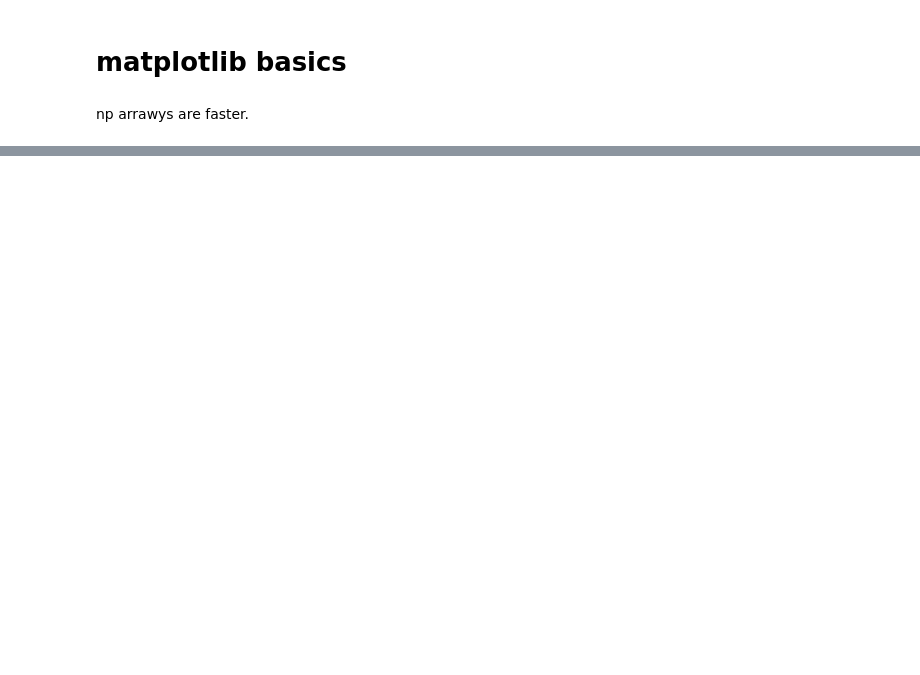
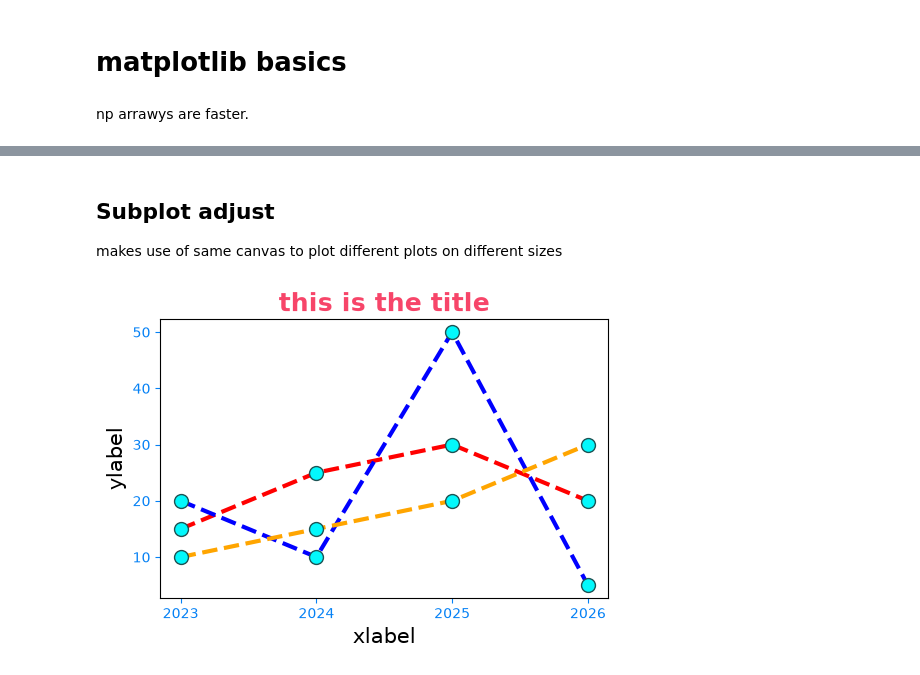
Before and after one commit to Anand-Ramdas-Kale/learning-basics, a Jupyter notebook: matplotlib-basics.ipynb, the cells around one changed output, grey strips where cells are left out. Saved outputs shown, nothing was run; the diff lists cells and outputs as text; code cells hidden in the pictures; blank space fills up the shorter version.

```diff
--- a/matplotlib-basics.ipynb
+++ b/matplotlib-basics.ipynb
@@ -73,0 +60,21 @@ Orange text
+# %% [markdown]
+## Subplot adjust
+makes use of same canvas to plot different plots on different sizes
+# %%
+plt.subplots_adjust(bottom=0.3,left=0.2)
+
+plt.tick_params(axis="both",
+               colors="#0581f5")
+plt.xticks(x)
+
+plt.title("this is the title", fontsize=18, fontweight="bold", color="#f74569")
+plt.xlabel("xlabel", fontsize=15)
+plt.ylabel("ylabel", fontsize=15)
+# `family` for font-family
+
+plt.plot(x,y0,**line_style, color="red")
+plt.plot(x,y1,**line_style, color="blue")
+plt.plot(x,y2,**line_style, color="orange")
+plt.show()
+# %% [output]
+[figure, added]
```
Also changed, not shown: parts of 18 cells of this notebook.
